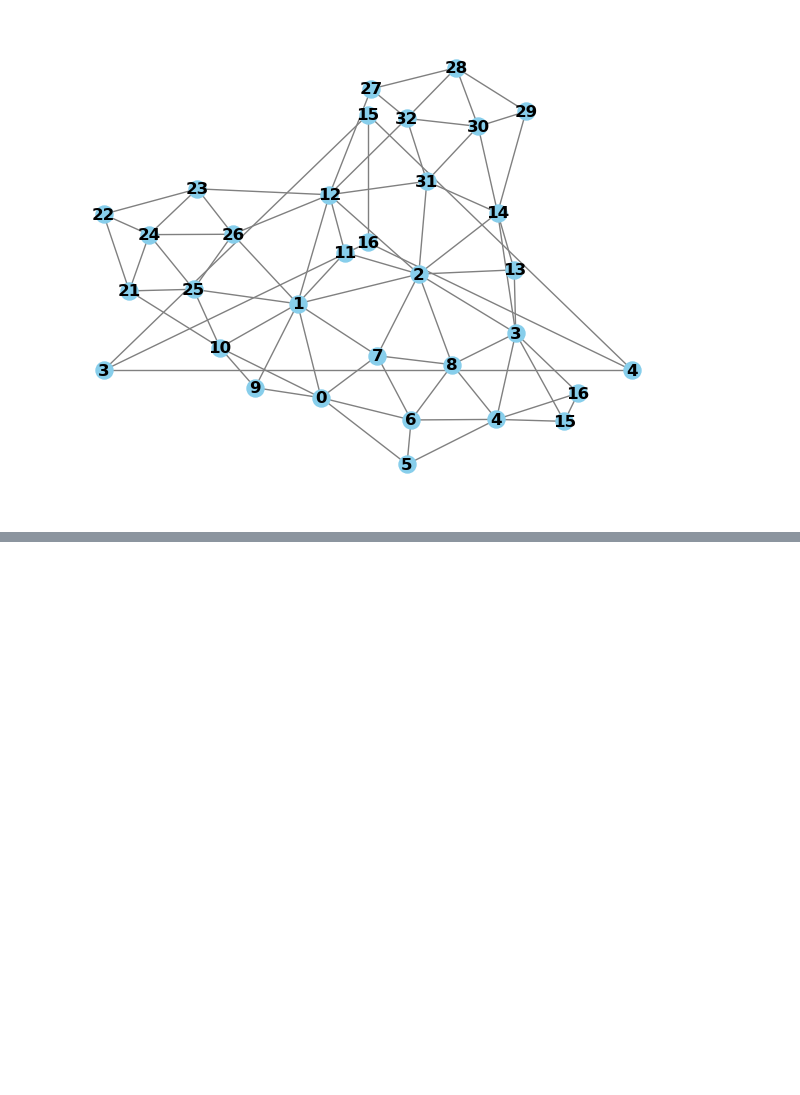
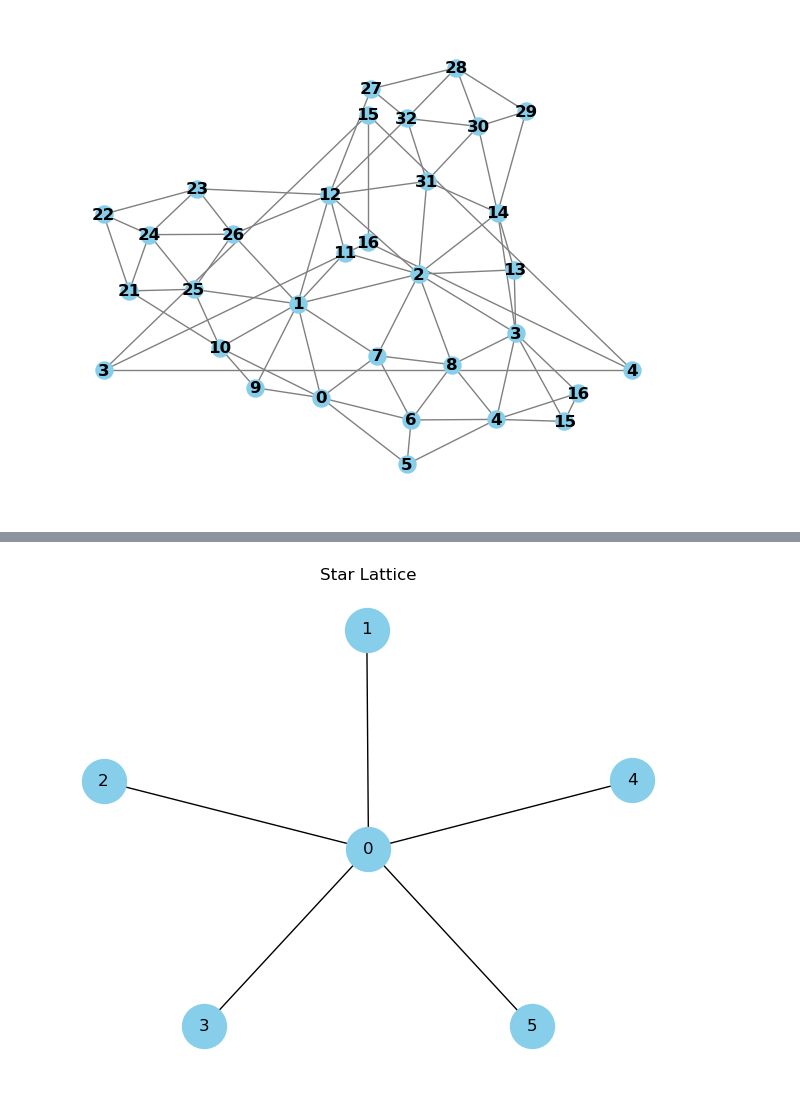
Before and after one commit to NikhilToram/2024Spr_finalproj, a Jupyter notebook: TestingNetworkx.ipynb, the cells around one changed output, grey strips where cells are left out. Saved outputs shown, nothing was run; the diff lists cells and outputs as text; code cells hidden in the pictures; blank space fills up the shorter version.

```diff
--- a/TestingNetworkx.ipynb
+++ b/TestingNetworkx.ipynb
@@ -250,0 +250,14 @@ NetworkXError: ('The node sets of the graphs are not disjoint.', 'Use appropriat
+# %%
+import networkx as nx
+import matplotlib.pyplot as plt
+
+# Create a star lattice with 5 nodes
+n = 5
+star_lattice = nx.star_graph(n)
+
+# Visualize the graph
+nx.draw(star_lattice, with_labels=True, node_color='skyblue', node_size=1000, font_size=12)
+plt.title("Star Lattice")
+plt.show()
+# %% [output]
+[figure, added]
```
Also changed, not shown: parts of 33 cells of this notebook, 1 other file.
